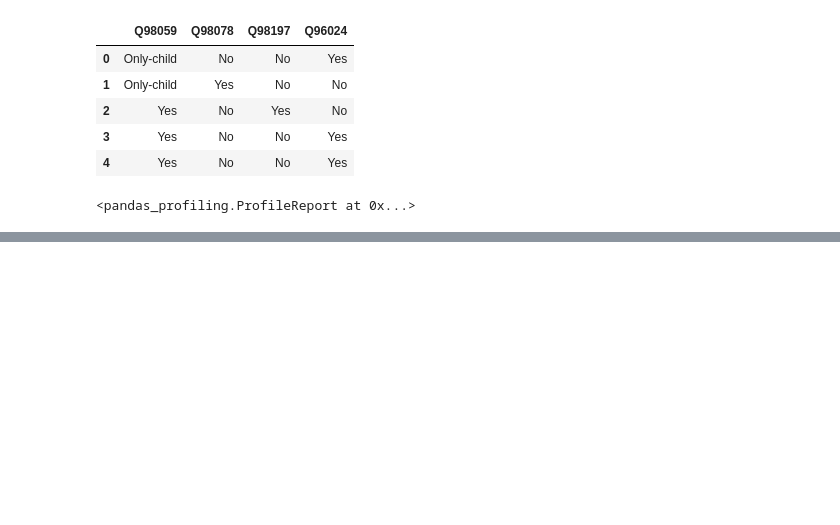
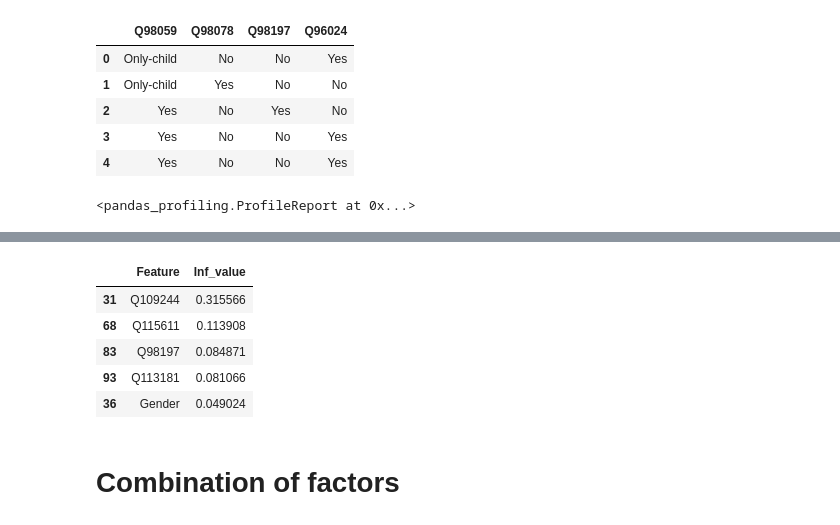
Before and after one commit to open-data-science/datascience-swiss-knife, a Jupyter notebook: handling categorical variables/cat_var_encoding.ipynb, the cells around one changed output, grey strips where cells are left out. Drawn from its saved outputs; the diff is of its cells as text; code cells hidden in the pictures; blank space fills up the shorter version.

```diff
--- a/handling categorical variables/Untitled.ipynb
+++ b/handling categorical variables/cat_var_encoding.ipynb
@@ -106,0 +181,2 @@ dtype('int64')
+# %%
+new_train, new_test = onehotencoding(train,test)
@@ -106,0 +249,2 @@ dtype('int64')
+# %%
+new_train, new_test = binarycoding(train, test)
@@ -106,0 +326,2 @@ dtype('int64')
+# %%
+new_train, new_test, inf_value = woe(train, test, y_train, information_value=True)
@@ -106,0 +335,11 @@ dtype('int64')
+# %%
+inf_value.head()
+# %% [output]
+|  | Feature | Inf_value |
+| 31 | Q109244 | 0.315566 |
+| 68 | Q115611 | 0.113908 |
+| 83 | Q98197 | 0.084871 |
+| 93 | Q113181 | 0.081066 |
+| 36 | Gender | 0.049024 |
+# %% [markdown]
+# Combination of factors
```
Also changed, not shown: parts of 38 cells of this notebook, 2 other files.
